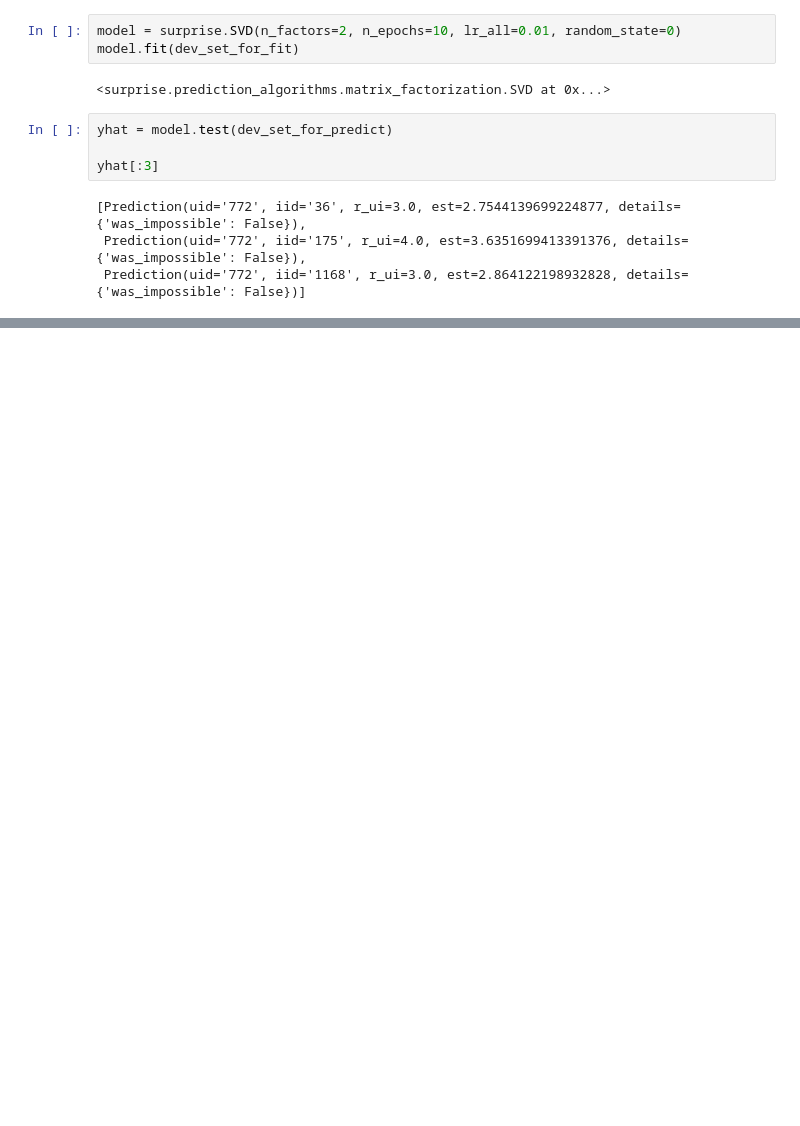
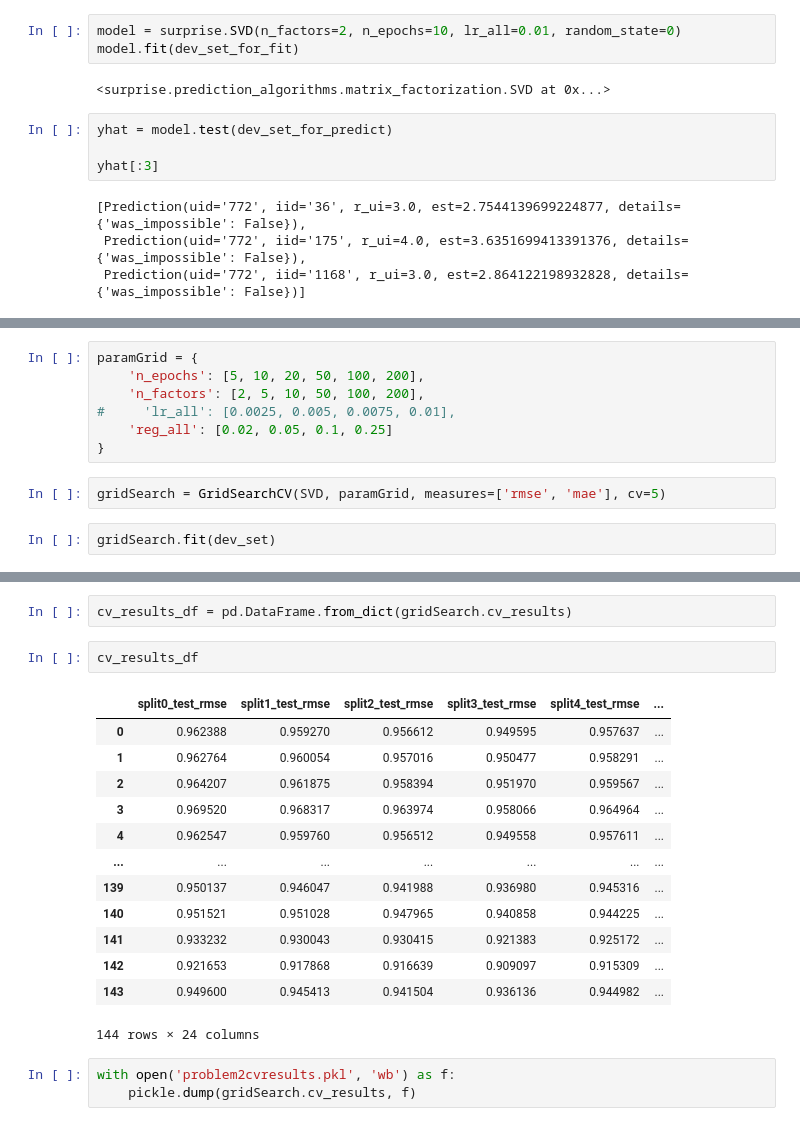
Before and after one commit to behrensm03/cs135-project2, a Jupyter notebook: Project B.ipynb, the cells around one changed output, grey strips where cells are left out. Cells and saved outputs as stored; diff of their text form; blank space fills up the shorter version.

Commit message:
feat: setup cv param tuning for problem 2 (#13)

```diff
--- a/Project B.ipynb
+++ b/Project B.ipynb
@@ -342,0 +318,11 @@ plt.axis('equal');
+# %%
+paramGrid = {
+    'n_epochs': [5, 10, 20, 50, 100, 200],
+    'n_factors': [2, 5, 10, 50, 100, 200],
+#     'lr_all': [0.0025, 0.005, 0.0075, 0.01],
+    'reg_all': [0.02, 0.05, 0.1, 0.25]
+}
+# %%
+gridSearch = GridSearchCV(SVD, paramGrid, measures=['rmse', 'mae'], cv=5)
+# %%
+gridSearch.fit(dev_set)
@@ -342,0 +358,21 @@ plt.axis('equal');
+# %%
+cv_results_df = pd.DataFrame.from_dict(gridSearch.cv_results)
+# %%
+cv_results_df
+# %% [output]
+|  | split0_test_rmse | split1_test_rmse | split2_test_rmse | split3_test_rmse | split4_test_rmse | ... |
+| 0 | 0.962388 | 0.959270 | 0.956612 | 0.949595 | 0.957637 | ... |
+| 1 | 0.962764 | 0.960054 | 0.957016 | 0.950477 | 0.958291 | ... |
+| 2 | 0.964207 | 0.961875 | 0.958394 | 0.951970 | 0.959567 | ... |
+| 3 | 0.969520 | 0.968317 | 0.963974 | 0.958066 | 0.964964 | ... |
+| 4 | 0.962547 | 0.959760 | 0.956512 | 0.949558 | 0.957611 | ... |
+| ... | ... | ... | ... | ... | ... | ... |
+| 139 | 0.950137 | 0.946047 | 0.941988 | 0.936980 | 0.945316 | ... |
+| 140 | 0.951521 | 0.951028 | 0.947965 | 0.940858 | 0.944225 | ... |
+| 141 | 0.933232 | 0.930043 | 0.930415 | 0.921383 | 0.925172 | ... |
+| 142 | 0.921653 | 0.917868 | 0.916639 | 0.909097 | 0.915309 | ... |
+| 143 | 0.949600 | 0.945413 | 0.941504 | 0.936136 | 0.944982 | ... |
+144 rows × 24 columns
+# %%
+with open('problem2cvresults.pkl', 'wb') as f:
+    pickle.dump(gridSearch.cv_results, f)
```
Also changed, not shown: parts of 14 cells of this notebook, 1 other file.
